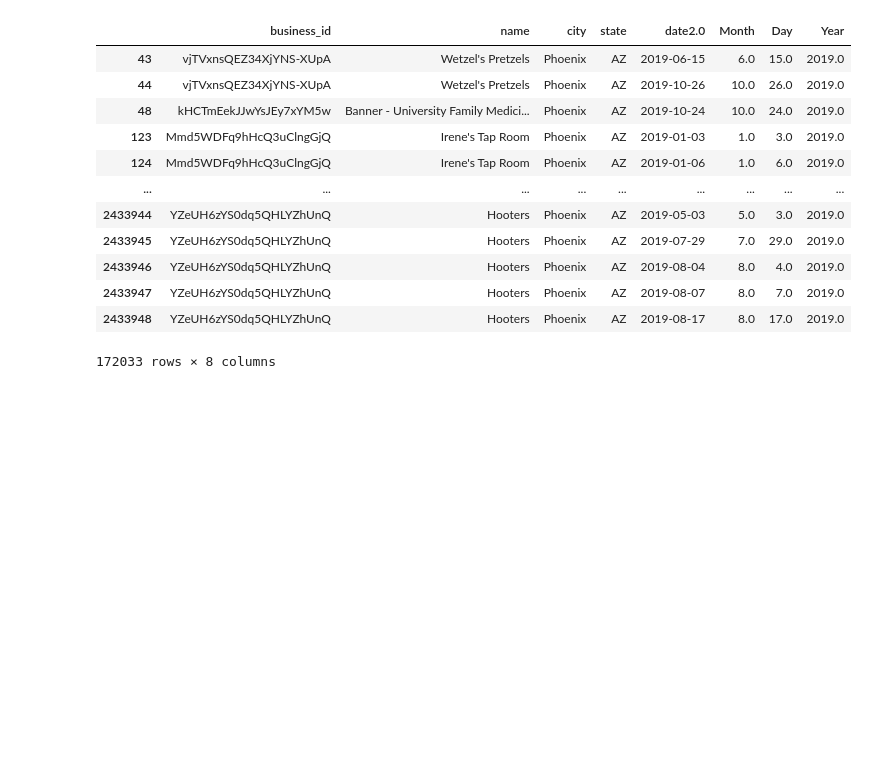
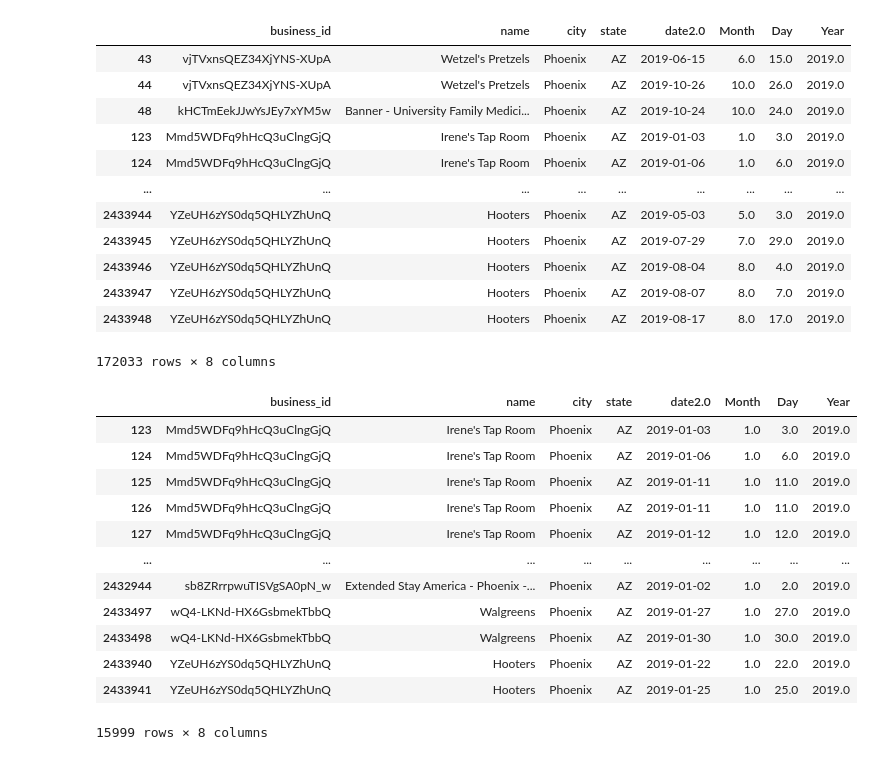
Before and after one commit to egitit/Yelp_Business_Check-ins_and_The-Weather, a Jupyter notebook: yelp_checkin_eda.ipynb, the cells around one changed output. Saved outputs shown, nothing was run; the diff lists cells and outputs as text; code cells hidden in the pictures; blank space fills up the shorter version.

Commit message:
broke checkins down by month in order to create 12 graphs. Now need weather data

```diff
--- a/yelp_checkin_eda.ipynb
+++ b/yelp_checkin_eda.ipynb
@@ -630,3 +495,20 @@ checkins_2019
 | 2433947 | YZeUH6zYS0dq5QHLYZhUnQ | Hooters | Phoenix | AZ | 2019-08-07 | 8.0 | 7.0 | 2019.0 |
 | 2433948 | YZeUH6zYS0dq5QHLYZhUnQ | Hooters | Phoenix | AZ | 2019-08-17 | 8.0 | 17.0 | 2019.0 |
 172033 rows × 8 columns
+# %%
+jan_checkins_2019 = checkins_2019[checkins_2019['Month'] == 1]
+jan_checkins_2019
+# %% [output]
+|  | business_id | name | city | state | date2.0 | Month | Day | Year |
+| 123 | Mmd5WDFq9hHcQ3uClngGjQ | Irene's Tap Room | Phoenix | AZ | 2019-01-03 | 1.0 | 3.0 | 2019.0 |
+| 124 | Mmd5WDFq9hHcQ3uClngGjQ | Irene's Tap Room | Phoenix | AZ | 2019-01-06 | 1.0 | 6.0 | 2019.0 |
+| 125 | Mmd5WDFq9hHcQ3uClngGjQ | Irene's Tap Room | Phoenix | AZ | 2019-01-11 | 1.0 | 11.0 | 2019.0 |
+| 126 | Mmd5WDFq9hHcQ3uClngGjQ | Irene's Tap Room | Phoenix | AZ | 2019-01-11 | 1.0 | 11.0 | 2019.0 |
+| 127 | Mmd5WDFq9hHcQ3uClngGjQ | Irene's Tap Room | Phoenix | AZ | 2019-01-12 | 1.0 | 12.0 | 2019.0 |
+| ... | ... | ... | ... | ... | ... | ... | ... | ... |
+| 2432944 | sb8ZRrrpwuTISVgSA0pN_w | Extended Stay America - Phoenix -... | Phoenix | AZ | 2019-01-02 | 1.0 | 2.0 | 2019.0 |
+| 2433497 | wQ4-LKNd-HX6GsbmekTbbQ | Walgreens | Phoenix | AZ | 2019-01-27 | 1.0 | 27.0 | 2019.0 |
+| 2433498 | wQ4-LKNd-HX6GsbmekTbbQ | Walgreens | Phoenix | AZ | 2019-01-30 | 1.0 | 30.0 | 2019.0 |
+| 2433940 | YZeUH6zYS0dq5QHLYZhUnQ | Hooters | Phoenix | AZ | 2019-01-22 | 1.0 | 22.0 | 2019.0 |
+| 2433941 | YZeUH6zYS0dq5QHLYZhUnQ | Hooters | Phoenix | AZ | 2019-01-25 | 1.0 | 25.0 | 2019.0 |
+15999 rows × 8 columns
```
Also changed, not shown: parts of 20 cells of this notebook, 1 other file.
